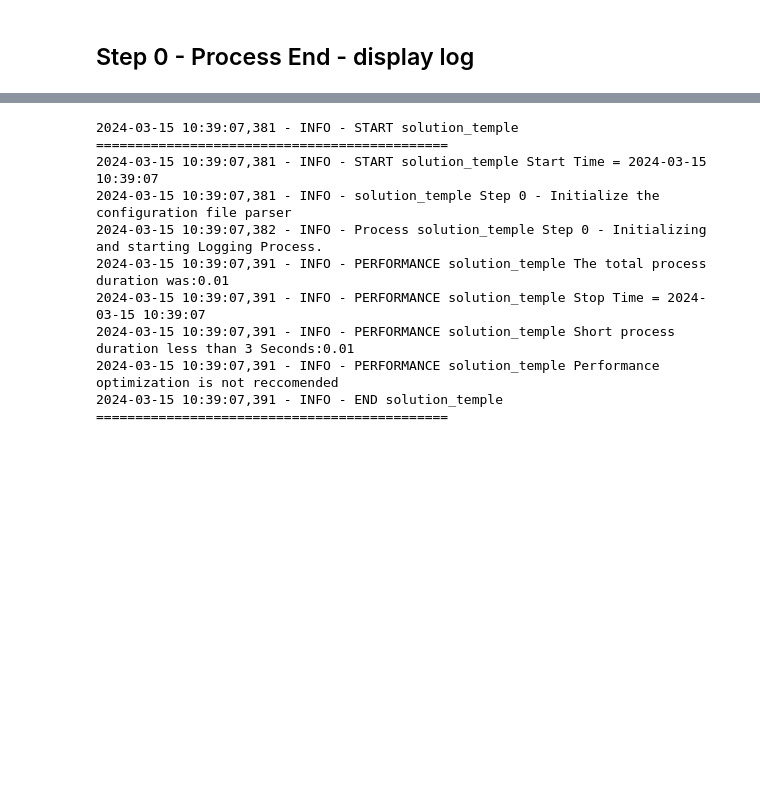
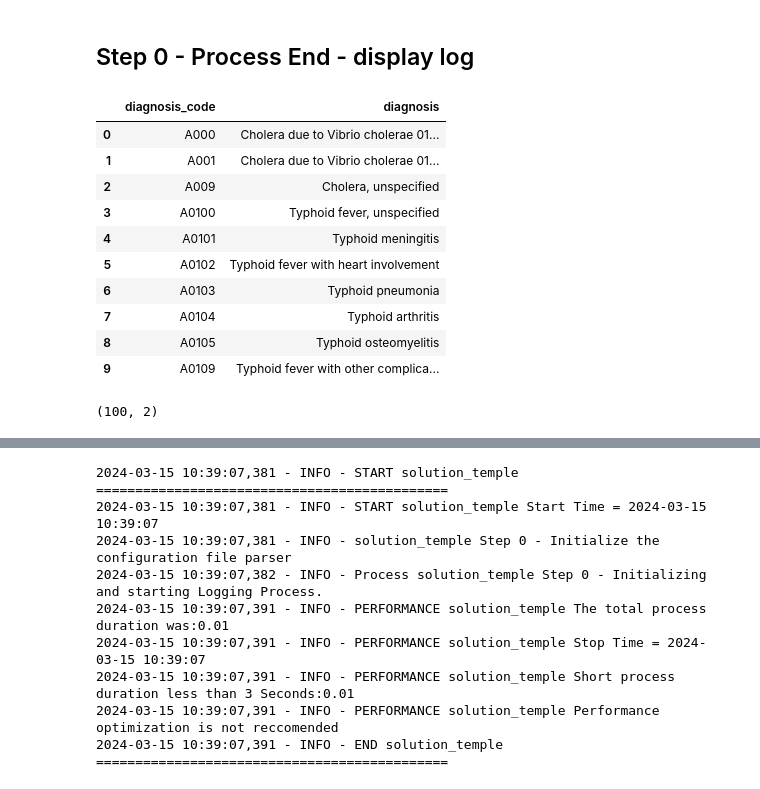
Before and after one commit to JoeEberle/term_frequency_inverse_document_frequency, a Jupyter notebook: term_frequency_inverse_document_frequency.ipynb, the cells around one changed output, grey strips where cells are left out. Drawn from its saved outputs; the diff is of its cells as text; code cells hidden in the pictures; blank space fills up the shorter version.

```diff
--- a/term_frequency_inverse_document_frequency.ipynb
+++ b/term_frequency_inverse_document_frequency.ipynb
@@ -131,3 +131,24 @@ print(results_df)
 3  I hate sliced beets               beets
 # %% [markdown]
 ## Step 0 - Process End - display log
+# %%
+df_icd_10_cm = pd.read_csv(r"C:\Users\josep\clinical_classification_system\icd10cm-codes-April-2024.csv", header=None )
+df_icd_10_cm.columns = ['diagnosis_code', 'diagnosis']
+df_icd_10_cm.head(10)
+# %% [output]
+|  | diagnosis_code | diagnosis |
+| 0 | A000 | Cholera due to Vibrio cholerae 01... |
+| 1 | A001 | Cholera due to Vibrio cholerae 01... |
+| 2 | A009 | Cholera, unspecified |
+| 3 | A0100 | Typhoid fever, unspecified |
+| 4 | A0101 | Typhoid meningitis |
+| 5 | A0102 | Typhoid fever with heart involvement |
+| 6 | A0103 | Typhoid pneumonia |
+| 7 | A0104 | Typhoid arthritis |
+| 8 | A0105 | Typhoid osteomyelitis |
+| 9 | A0109 | Typhoid fever with other complica... |
+# %%
+df_icd_10_cm = df_icd_10_cm[:100]
+df_icd_10_cm.shape
+# %% [output]
+(100, 2)
```
Also changed, not shown: parts of 3 cells of this notebook.
